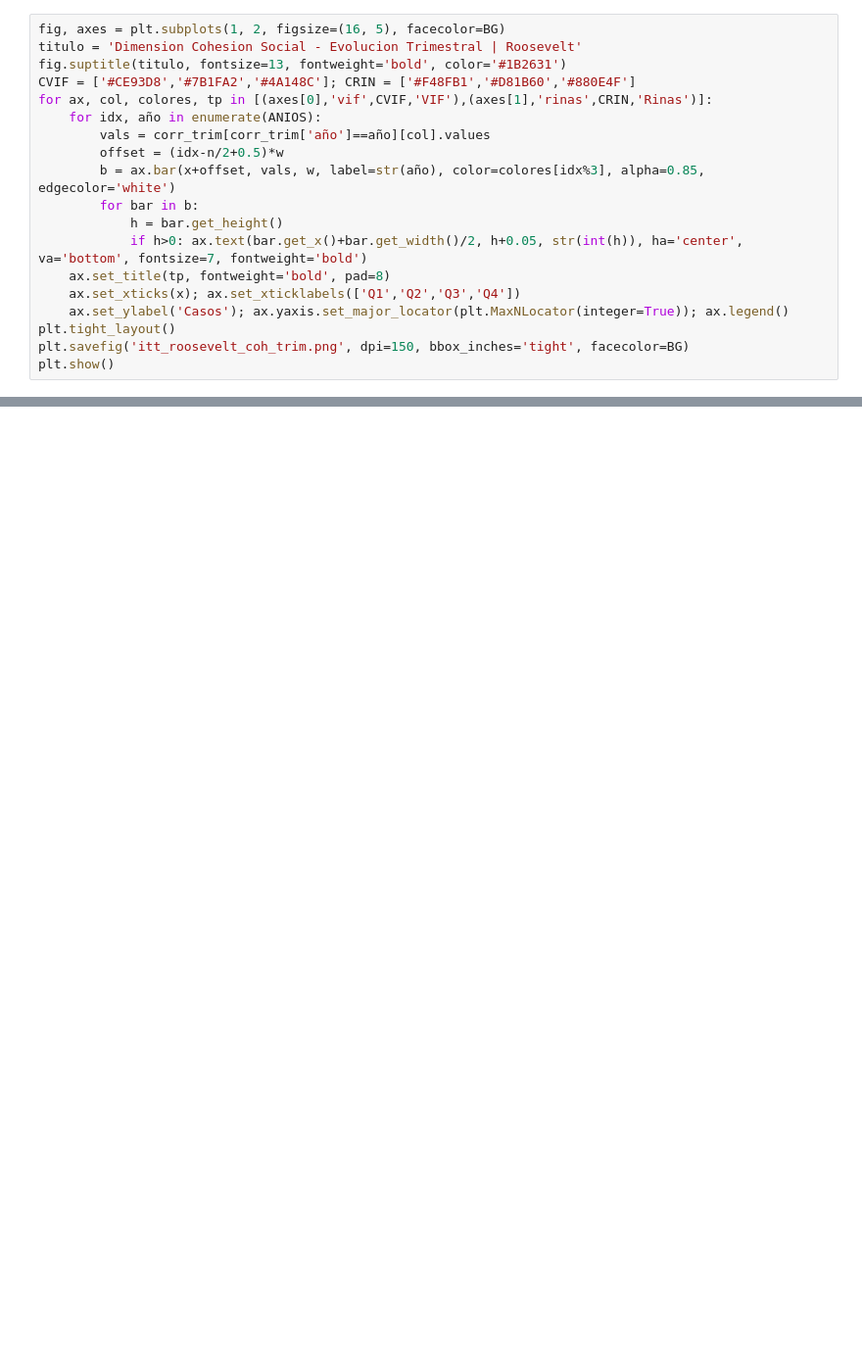
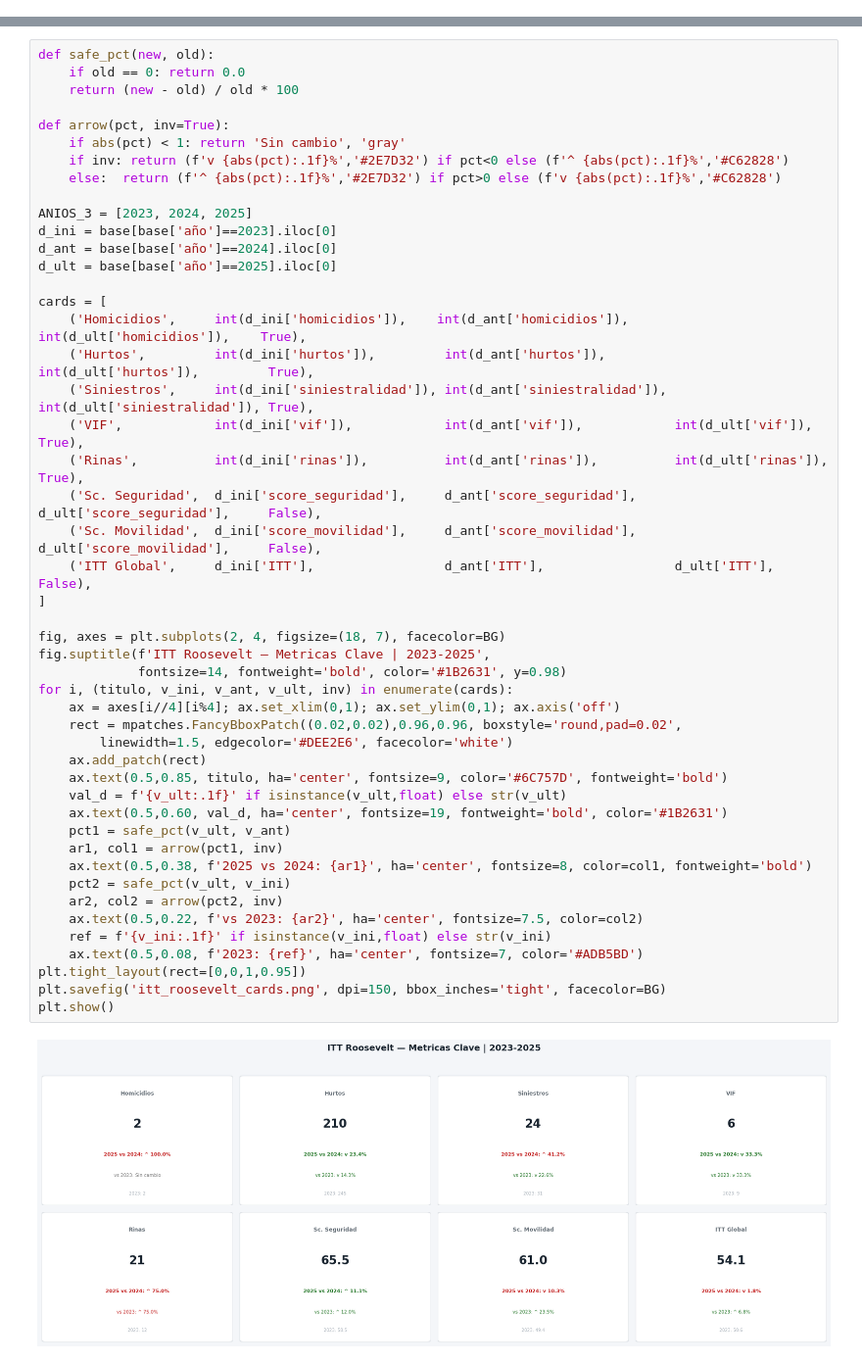
Before and after one commit to Pabandres85/Itt_repos_cali, a Jupyter notebook: notebooks/01_itt_roosevelt.ipynb, the cells around one changed output, grey strips where cells are left out. Shown at 98% size. Saved outputs shown, nothing was run; the diff lists cells and outputs as text; blank space fills up the shorter version.

```diff
--- a/notebooks/01_itt_roosevelt.ipynb
+++ b/notebooks/01_itt_roosevelt.ipynb
@@ -562,19 +0,0 @@ plt.show()
-# %%
-fig, axes = plt.subplots(1, 2, figsize=(16, 5), facecolor=BG)
-titulo = 'Dimension Cohesion Social - Evolucion Trimestral | Roosevelt'
-fig.suptitle(titulo, fontsize=13, fontweight='bold', color='#1B2631')
-CVIF = ['#CE93D8','#7B1FA2','#4A148C']; CRIN = ['#F48FB1','#D81B60','#880E4F']
-for ax, col, colores, tp in [(axes[0],'vif',CVIF,'VIF'),(axes[1],'rinas',CRIN,'Rinas')]:
-    for idx, año in enumerate(ANIOS):
-        vals = corr_trim[corr_trim['año']==año][col].values
-        offset = (idx-n/2+0.5)*w
-        b = ax.bar(x+offset, vals, w, label=str(año), color=colores[idx%3], alpha=0.85, edgecolor='white')
-        for bar in b:
-            h = bar.get_height()
-            if h>0: ax.text(bar.get_x()+bar.get_width()/2, h+0.05, str(int(h)), ha='center', va='bottom', fontsize=7, fontweight='bold')
-    ax.set_title(tp, fontweight='bold', pad=8)
-    ax.set_xticks(x); ax.set_xticklabels(['Q1','Q2','Q3','Q4'])
-    ax.set_ylabel('Casos'); ax.yaxis.set_major_locator(plt.MaxNLocator(integer=True)); ax.legend()
-plt.tight_layout()
-plt.savefig('itt_roosevelt_coh_trim.png', dpi=150, bbox_inches='tight', facecolor=BG)
-plt.show()
@@ -697,0 +407,50 @@ Hojas: ITT_Anual | Series_Trimestrales | Datos_Apoyo | Umbrales_RefMinMax | Meto
+# %%
+def safe_pct(new, old):
+    if old == 0: return 0.0
+    return (new - old) / old * 100
+
+def arrow(pct, inv=True):
+    if abs(pct) < 1: return 'Sin cambio', 'gray'
+    if inv: return (f'v {abs(pct):.1f}%','#2E7D32') if pct<0 else (f'^ {abs(pct):.1f}%','#C62828')
+    else:  return (f'^ {abs(pct):.1f}%','#2E7D32') if pct>0 else (f'v {abs(pct):.1f}%','#C62828')
+
+ANIOS_3 = [2023, 2024, 2025]
+d_ini = base[base['año']==2023].iloc[0]
+d_ant = base[base['año']==2024].iloc[0]
+d_ult = base[base['año']==2025].iloc[0]
+
+cards = [
+    ('Homicidios',     int(d_ini['homicidios']),    int(d_ant['homicidios']),    int(d_ult['homicidios']),    True),
+    ('Hurtos',         int(d_ini['hurtos']),         int(d_ant['hurtos']),         int(d_ult['hurtos']),         True),
+    ('Siniestros',     int(d_ini['siniestralidad']), int(d_ant['siniestralidad']), int(d_ult['siniestralidad']), True),
+    ('VIF',            int(d_ini['vif']),            int(d_ant['vif']),            int(d_ult['vif']),            True),
+    ('Rinas',          int(d_ini['rinas']),          int(d_ant['rinas']),          int(d_ult['rinas']),          True),
+    ('Sc. Seguridad',  d_ini['score_seguridad'],     d_ant['score_seguridad'],     d_ult['score_seguridad'],     False),
+    ('Sc. Movilidad',  d_ini['score_movilidad'],     d_ant['score_movilidad'],     d_ult['score_movilidad'],     False),
+    ('ITT Global',     d_ini['ITT'],                 d_ant['ITT'],                 d_ult['ITT'],                 False),
+]
+
+fig, axes = plt.subplots(2, 4, figsize=(18, 7), facecolor=BG)
+fig.suptitle(f'ITT Roosevelt — Metricas Clave | 2023-2025',
+             fontsize=14, fontweight='bold', color='#1B2631', y=0.98)
+for i, (titulo, v_ini, v_ant, v_ult, inv) in enumerate(cards):
+    ax = axes[i//4][i%4]; ax.set_xlim(0,1); ax.set_ylim(0,1); ax.axis('off')
+    rect = mpatches.FancyBboxPatch((0.02,0.02),0.96,0.96, boxstyle='round,pad=0.02',
+        linewidth=1.5, edgecolor='#DEE2E6', facecolor='white')
+    ax.add_patch(rect)
+    ax.text(0.5,0.85, titulo, ha='center', fontsize=9, color='#6C757D', fontweight='bold')
+    val_d = f'{v_ult:.1f}' if isinstance(v_ult,float) else str(v_ult)
+    ax.text(0.5,0.60, val_d, ha='center', fontsize=19, fontweight='bold', color='#1B2631')
+    pct1 = safe_pct(v_ult, v_ant)
+    ar1, col1 = arrow(pct1, inv)
+    ax.text(0.5,0.38, f'2025 vs 2024: {ar1}', ha='center', fontsize=8, color=col1, fontweight='bold')
+    pct2 = safe_pct(v_ult, v_ini)
+    ar2, col2 = arrow(pct2, inv)
+    ax.text(0.5,0.22, f'vs 2023: {ar2}', ha='center', fontsize=7.5, color=col2)
+    ref = f'{v_ini:.1f}' if isinstance(v_ini,float) else str(v_ini)
+    ax.text(0.5,0.08, f'2023: {ref}', ha='center', fontsize=7, color='#ADB5BD')
+plt.tight_layout(rect=[0,0,1,0.95])
+plt.savefig('itt_roosevelt_cards.png', dpi=150, bbox_inches='tight', facecolor=BG)
+plt.show()
+# %% [output]
+[figure, added]
```
Also changed, not shown: parts of 80 cells of this notebook.
